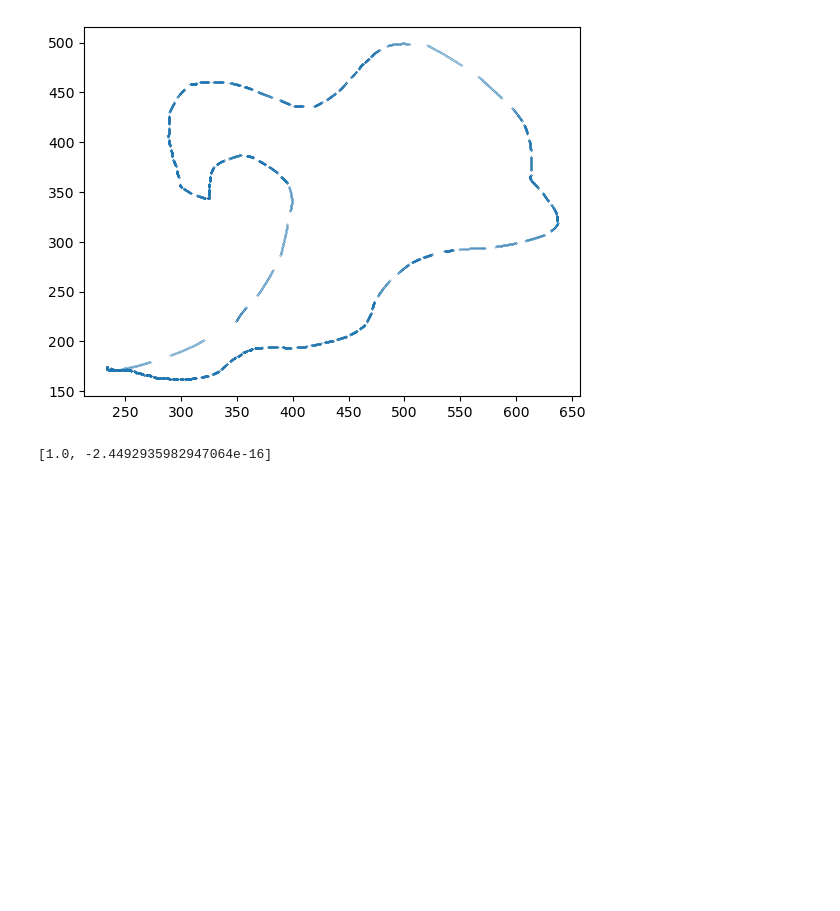
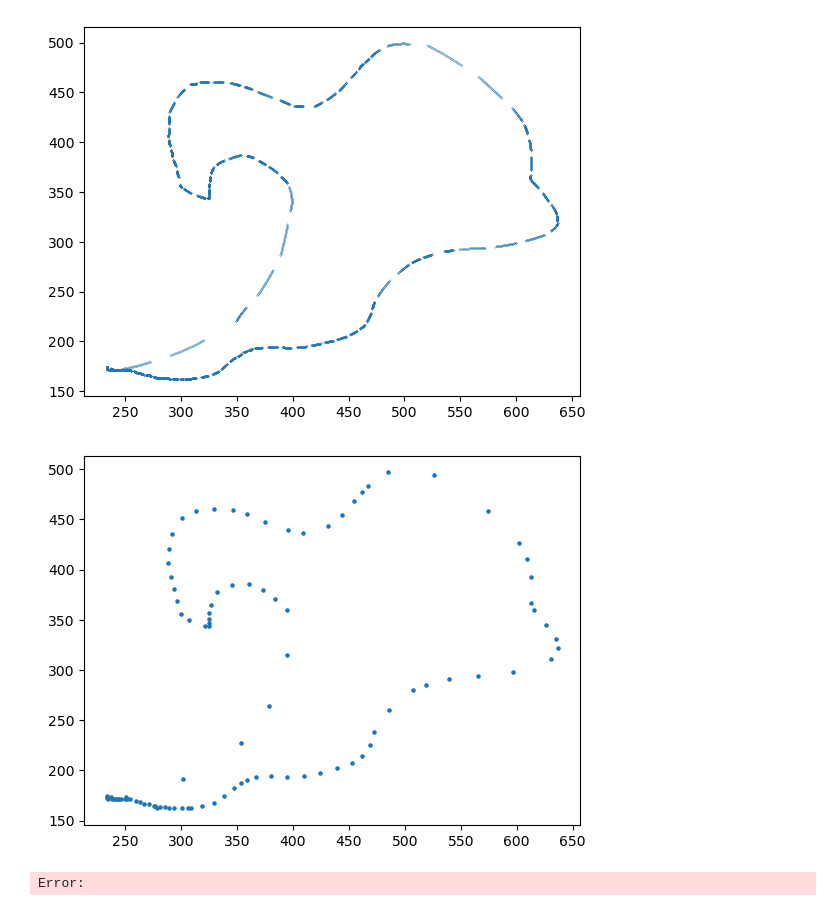
Before and after one commit to at2005/Physics, a Jupyter notebook: fourier.ipynb, the cells around one changed output. Cells and saved outputs as stored; diff of their text form; code cells hidden in the pictures; blank space fills up the shorter version.

```diff
--- a/fourier.ipynb
+++ b/fourier.ipynb
@@ -72,13 +72,9 @@ plt.show()
 # %% [output]
 [figure]
 # %%
-def rotating_function_vector(n, radius, t):
-    c = radius * np.exp(2j*np.pi * n * t)
+def rotating_function_vector(n, t):
+    c = np.exp(2j*np.pi * n * t)
     return [c.real, c.imag]
-
-rotating_function_vector(1,1,1)
-# %% [output]
-[1.0, -2.4492935982947064e-16]
 # %%
 def cmul(c1, c2):
     a,b = c1
@@ -98,11 +94,36 @@ def numeric_integration(point_list, n):
     step_size = 0.01
     integration_domain = np.arange(0, 1, step_size)
     for t in integration_domain:
-        val = cmul(bound_t(point_list, t), rotating_function_vector(-n, 1, t))
+        val = cmul(bound_t(point_list, t), rotating_function_vector(-n, t))
         riemann_sum[0] += val[0] * step_size
         riemann_sum[1] += val[1] * step_size
     return riemann_sum
 
 coord_vecs = list(zip(x_lst, y_lst))
 
-coeffs = [numeric_integration(coord_vecs, n) for n in range(len(coord_vecs))]
+coeffs = [numeric_integration(coord_vecs, n) for n in range(100)]
+# %%
+def get_point_from_coeffs(coeffs, t):
+    pvec = [0, 0]
+    for i, coeff in enumerate(coeffs):
+        # take each coefficient, multiply with e^(2pi i n t) and then add
+        val = cmul(coeff, rotating_function_vector(i, t))
+        pvec[0] += val[0]
+        pvec[1] += val[1]
+    return pvec
+
+# get_point_from_coeffs(coeffs, 0.8)
+# %%
+zto = np.arange(0, 1, 0.01)
+new_x_lst = []
+new_y_lst = []
+for t_step in zto:
+    p = get_point_from_coeffs(coeffs, t_step)
+    new_x_lst.append(p[0])
+    new_y_lst.append(p[1])
+# %%
+import matplotlib.pyplot as plt
+plt.scatter(new_x_lst, new_y_lst, s=5.1, alpha=1.0)
+plt.show()
+# %% [output]
+[figure, added]
@@ -108,0 +132,14 @@ coeffs = [numeric_integration(coord_vecs, n) for n in range(len(coord_vecs))]
+# %%
+new_lst_points = list(zip(new_x_lst, new_y_lst))
+t = turtle.Turtle()
+t.penup()
+t.goto(new_lst_points[0])
+t.pendown()
+
+for point in new_lst_points[1:]:
+    t.goto(point)
+
+t.hideturtle()
+turtle.done()
+# %% [output]
+Error:
```
Also changed, not shown: parts of 2 cells of this notebook.
